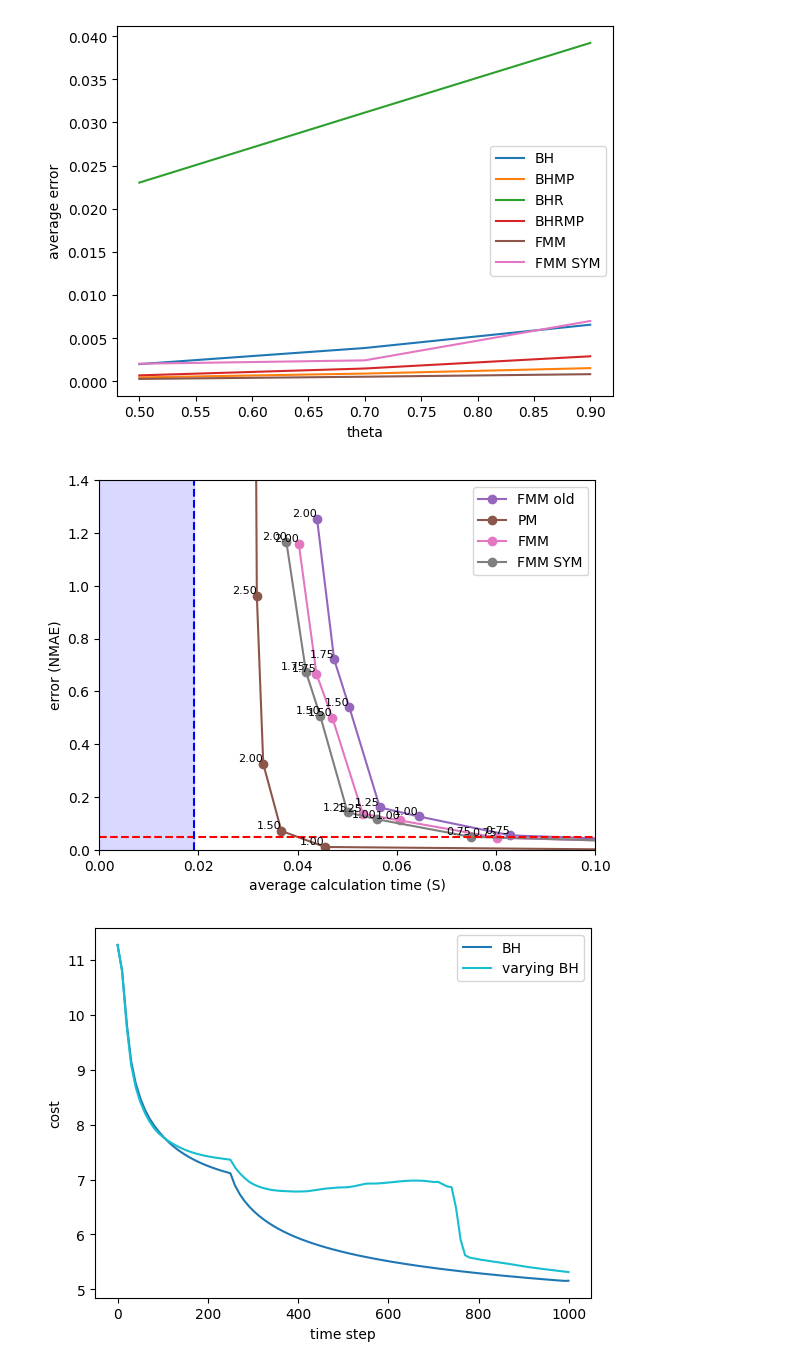
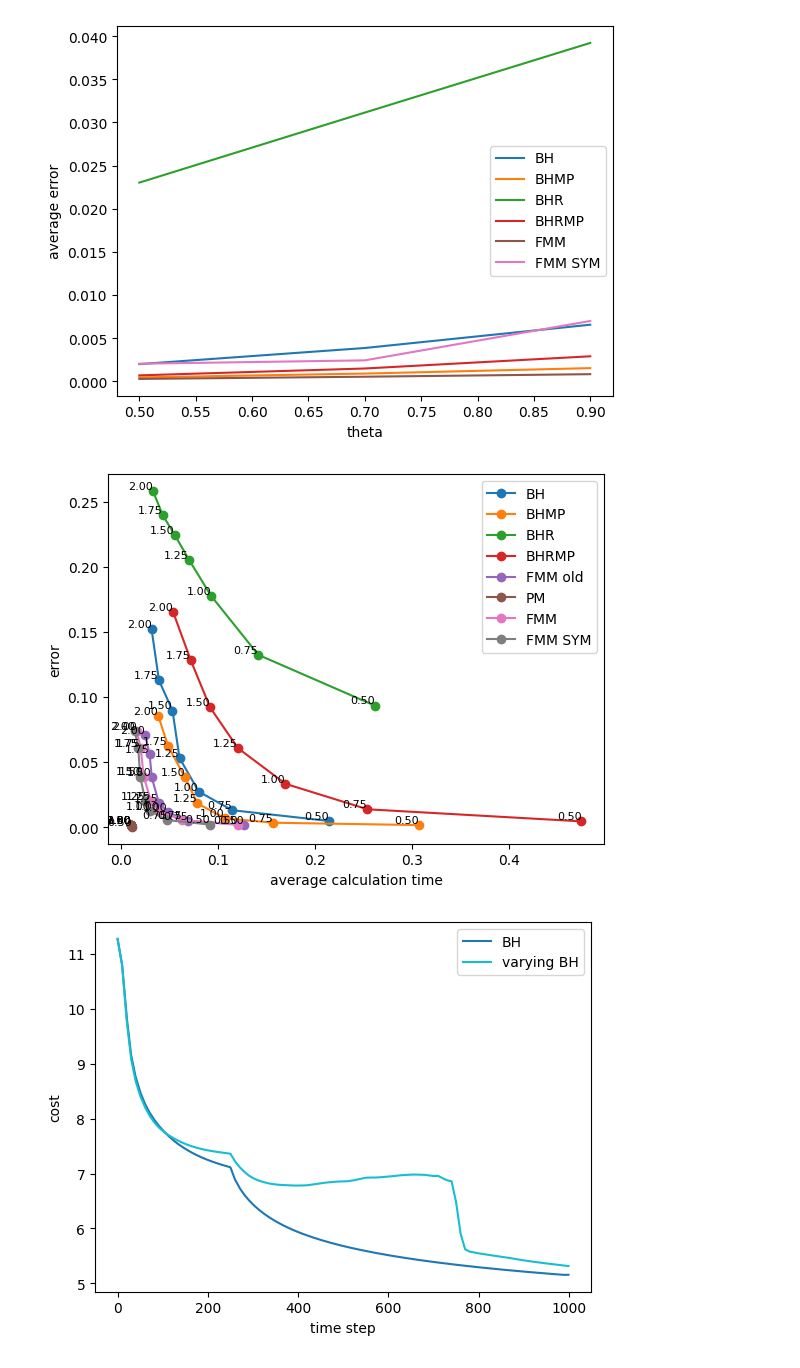
Before and after one commit to LucasFurer/MasterThesisLucas, a Jupyter notebook: grapher.ipynb, the cells around one changed output. Drawn from its saved outputs; the diff is of its cells as text; code cells hidden in the pictures.

```diff
--- a/grapher.ipynb
+++ b/grapher.ipynb
@@ -249,31 +246,31 @@ plotGraph(custom_labels, 0, 20,"theta", "average error", "plotOutput/lines_plot.
 # %%
 pointAmount = "70000"
 dataSet = "MNIST_digits"
 perp = "30"
 
 #allowableError = findTime(os.path.join("graphCSV", dataSet, pointAmount, "perp" + perp, "tsneCalculationtimeErrorBH_point"    + pointAmount + "_perp" + perp + "_dataset" + dataSet + ".csv"), 0.5)
 #print(allowableError) 0.046998
-allowableError = 0.046998
+allowableError = 0.046998 # this is outdated
 
 custom_labels = {
-    #os.path.join("graphCSV", dataSet, pointAmount, "perp" + perp, "tsneCalculationtimeErrorBH_point"      + pointAmount + "_perp" + perp + "_dataset" + dataSet + ".csv"): "BH",
-    #os.path.join("graphCSV", dataSet, pointAmount, "perp" + perp, "tsneCalculationtimeErrorBHMP_point"    + pointAmount + "_perp" + perp + "_dataset" + dataSet + ".csv"): "BHMP",
-    #os.path.join("graphCSV", dataSet, pointAmount, "perp" + perp, "tsneCalculationtimeErrorBHR_point"     + pointAmount + "_perp" + perp + "_dataset" + dataSet + ".csv"): "BHR",
-    #os.path.join("graphCSV", dataSet, pointAmount, "perp" + perp, "tsneCalculationtimeErrorBHRMP_point"   + pointAmount + "_perp" + perp + "_dataset" + dataSet + ".csv"): "BHRMP",
+    os.path.join("graphCSV", dataSet, pointAmount, "perp" + perp, "tsneCalculationtimeErrorBH_point"      + pointAmount + "_perp" + perp + "_dataset" + dataSet + ".csv"): "BH",
+    os.path.join("graphCSV", dataSet, pointAmount, "perp" + perp, "tsneCalculationtimeErrorBHMP_point"    + pointAmount + "_perp" + perp + "_dataset" + dataSet + ".csv"): "BHMP",
+    os.path.join("graphCSV", dataSet, pointAmount, "perp" + perp, "tsneCalculationtimeErrorBHR_point"     + pointAmount + "_perp" + perp + "_dataset" + dataSet + ".csv"): "BHR",
+    os.path.join("graphCSV", dataSet, pointAmount, "perp" + perp, "tsneCalculationtimeErrorBHRMP_point"   + pointAmount + "_perp" + perp + "_dataset" + dataSet + ".csv"): "BHRMP",
     os.path.join("graphCSV", dataSet, pointAmount, "perp" + perp, "tsneCalculationtimeErrorFMM_point"     + pointAmount + "_perp" + perp + "_dataset" + dataSet + ".csv"): "FMM old",
     os.path.join("graphCSV", dataSet, pointAmount, "perp" + perp, "tsneCalculationtimeErrorPM_point" + pointAmount + "_perp" + perp + "_dataset" + dataSet + ".csv"): "PM",
     os.path.join("graphCSV", dataSet, pointAmount, "perp" + perp, "tsneCalculationtimeErrorFMM_MORTON_point" + pointAmount + "_perp" + perp + "_dataset" + dataSet + ".csv"): "FMM",
     os.path.join("graphCSV", dataSet, pointAmount, "perp" + perp, "tsneCalculationtimeErrorFMM_SYM_MORTON_point" + pointAmount + "_perp" + perp + "_dataset" + dataSet + ".csv"): "FMM SYM",
 }
 
-#plotGraph(custom_labels, 0, 1000, "error", "average calculation time", "plotOutput/lines_plot.png", True, None, None, None, None, None, None, True)
-plotGraph(custom_labels, 0, 1000, "error (NMAE)", "average calculation time (S)", "plotOutput/lines_plot.png", True, 0.0, 0.1, 0.0, 1.4, allowableError, 0.019, True)
+plotGraph(custom_labels, 0, 1000, "error", "average calculation time", "plotOutput/lines_plot.png", True, None, None, None, None, None, None, True)
+#plotGraph(custom_labels, 0, 1000, "error (NMAE)", "average calculation time (S)", "plotOutput/lines_plot.png", True, 0.0, 0.1, 0.0, 1.4, allowableError, 0.019, True)
 
 #plotGraph(custom_labels, 0, 1000, "error (NMAE)", "average calculation time (S)", "plotOutput/lines_plot.png", True, 0.0, 0.06, 0.0, 1.22, allowableError, 0.019, True)
 #plotGraph(custom_labels, 0, 1000, "error (NMAE)", "average calculation time (S)", "plotOutput/lines_plot.png", True, 0.0, 0.6, 0.0, 1.22, allowableError, 0.019, True)
 #plotGraph(custom_labels, 0, 1000, "error (NMAE)", "average calculation time (S)", "plotOutput/lines_plot.png", True, 0.0, 0.15, 0.0, 0.55, allowableError, 0.019, True)
 # %% [output]
-[figure, old version]
+[figure, new version]
 # %%
 pointAmount = "70000"
 min_theta = "0.75"
```
Also changed, not shown: parts of 2 cells of this notebook, 14 other files.
